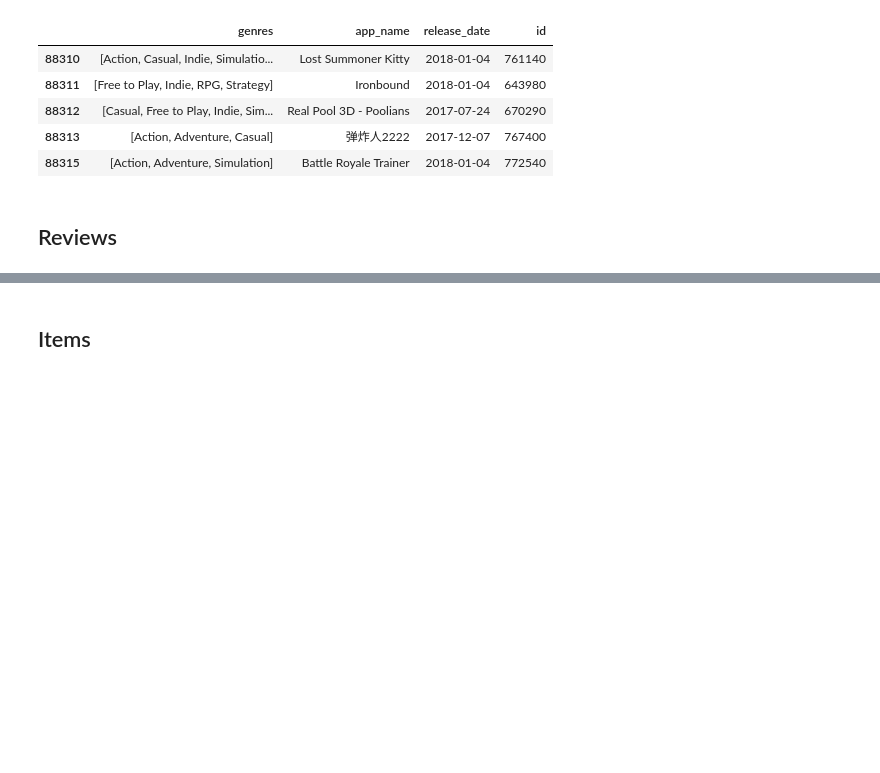
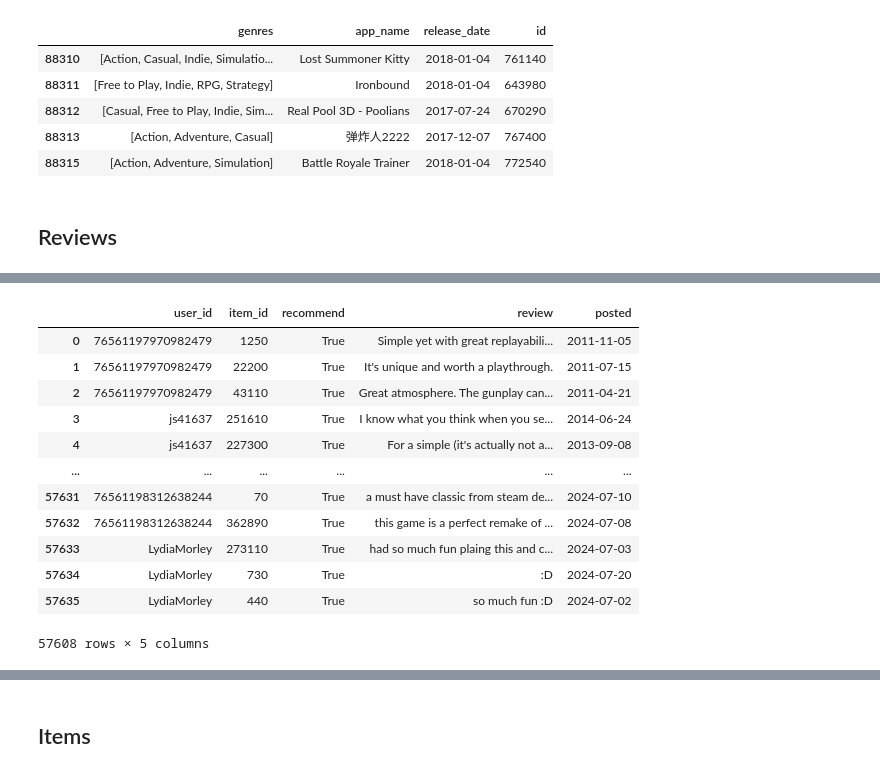
Before and after one commit to DaAnMaGi/Proyecto_Marzo, a Jupyter notebook: Parte 1/apertura.ipynb, the cells around one changed output, grey strips where cells are left out. Drawn from its saved outputs; the diff is of its cells as text; code cells hidden in the pictures; blank space fills up the shorter version.

Commit message:
Apertura base de reviews y correción formato

```diff
--- a/Parte 1/apertura.ipynb
+++ b/Parte 1/apertura.ipynb
@@ -220,0 +285,14 @@ games_n.head()
+# %%
+# Se elimina la columna posted y date por no ofrecer información relevante
+reviews.drop(columns=["posted","date"],inplace=True)
+# %%
+# Se cambia el nombre de "date_valid"
+reviews.rename(columns={"date_valid":"posted"},inplace=True)
+# %%
+# Se eliminan las filas donde item_id, posted o recommend sea nulo
+reviews = reviews.dropna(subset=["item_id","posted","recommend"])
+# %%
+# Se reemplazan las reviews vacías por un mensaje que diga "No review"
+reviews["review"].replace([""," "],"No review",inplace = True)
+# Se aseguran que todos los datos en "review" sean string.
+reviews["review"] = reviews["review"].astype(str)
@@ -220,0 +309,17 @@ games_n.head()
+# %%
+# Se observa la base obtenida
+reviews
+# %% [output]
+|  | user_id | item_id | recommend | review | posted |
+| 0 | 76561197970982479 | 1250 | True | Simple yet with great replayabili... | 2011-11-05 |
+| 1 | 76561197970982479 | 22200 | True | It's unique and worth a playthrough. | 2011-07-15 |
+| 2 | 76561197970982479 | 43110 | True | Great atmosphere. The gunplay can... | 2011-04-21 |
+| 3 | js41637 | 251610 | True | I know what you think when you se... | 2014-06-24 |
+| 4 | js41637 | 227300 | True | For a simple (it's actually not a... | 2013-09-08 |
+| ... | ... | ... | ... | ... | ... |
+| 57631 | 76561198312638244 | 70 | True | a must have classic from steam de... | 2024-07-10 |
+| 57632 | 76561198312638244 | 362890 | True | this game is a perfect remake of ... | 2024-07-08 |
+| 57633 | LydiaMorley | 273110 | True | had so much fun plaing this and c... | 2024-07-03 |
+| 57634 | LydiaMorley | 730 | True | :D | 2024-07-20 |
+| 57635 | LydiaMorley | 440 | True | so much fun :D | 2024-07-02 |
+57608 rows × 5 columns
```
Also changed, not shown: parts of 15 cells of this notebook.
